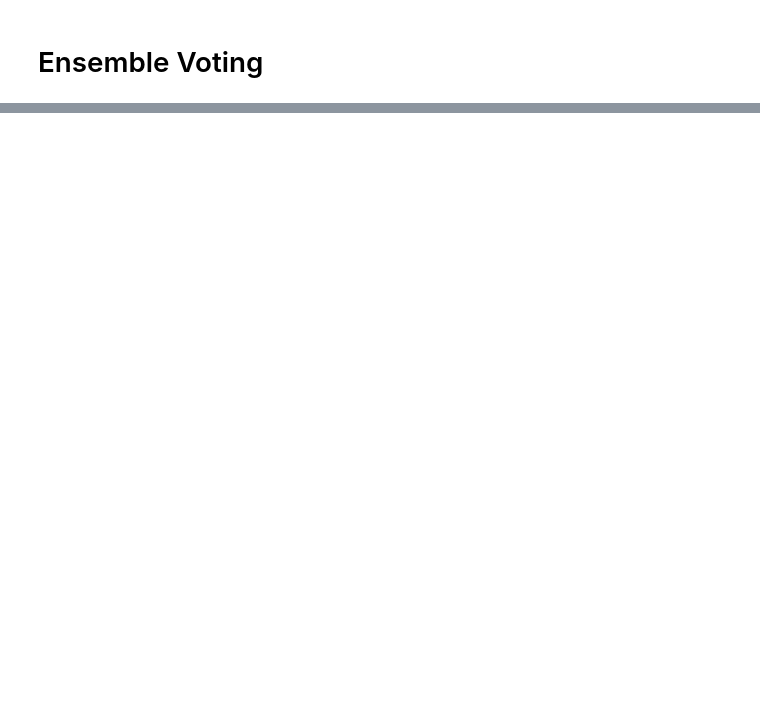
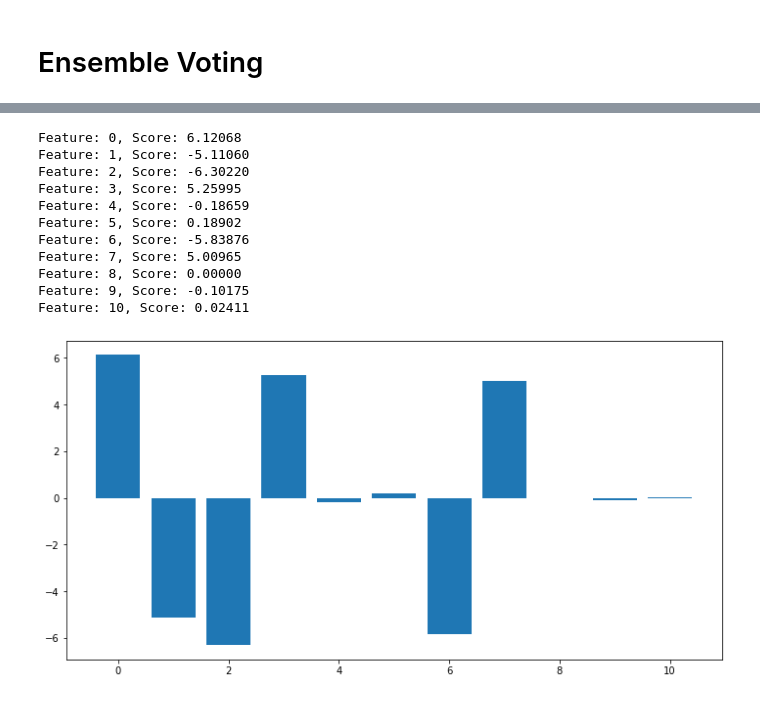
Before and after one commit to Rui-FMF/TAA_1, a Jupyter notebook: football_prediction.ipynb, the cells around one changed output, grey strips where cells are left out. Saved outputs shown, nothing was run; the diff lists cells and outputs as text; code cells hidden in the pictures; blank space fills up the shorter version.

```diff
--- a/football_prediction.ipynb
+++ b/football_prediction.ipynb
@@ -496,0 +489,25 @@ Confusion Matrix:
+# %%
+log_clf = LogisticRegression(C=1, class_weight='balanced', max_iter=500, penalty='l1', solver='liblinear')
+
+log_clf.fit(X_train, y_train)
+
+importance = log_clf.coef_[0]
+# summarize feature importance
+for i,v in enumerate(importance):
+	print('Feature: %0d, Score: %.5f' % (i,v))
+# plot feature importance
+plt.bar([x for x in range(len(importance))], importance)
+plt.show()
+# %% [output]
+Feature: 0, Score: 6.12068
+Feature: 1, Score: -5.11060
+Feature: 2, Score: -6.30220
+Feature: 3, Score: 5.25995
+Feature: 4, Score: -0.18659
+Feature: 5, Score: 0.18902
+Feature: 6, Score: -5.83876
+Feature: 7, Score: 5.00965
+Feature: 8, Score: 0.00000
+Feature: 9, Score: -0.10175
+Feature: 10, Score: 0.02411
+[figure, added]
```
Also changed, not shown: parts of 8 cells of this notebook.
